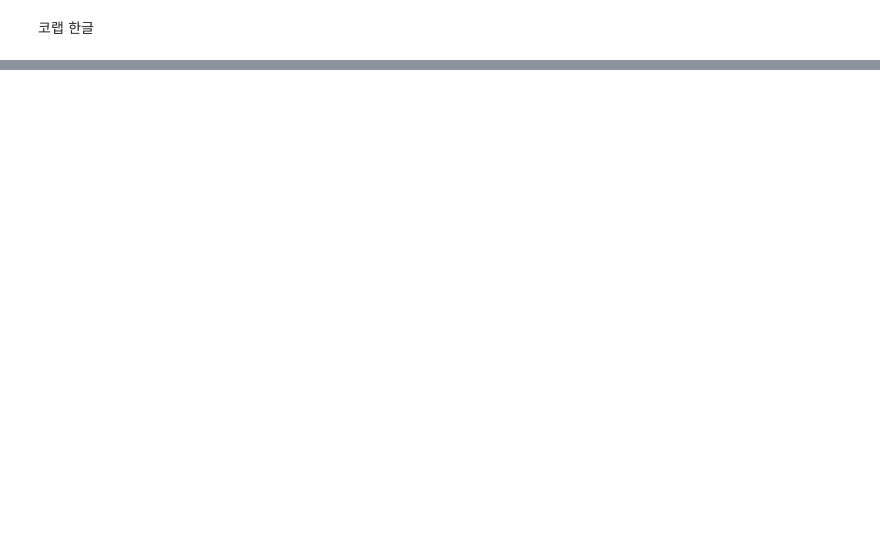
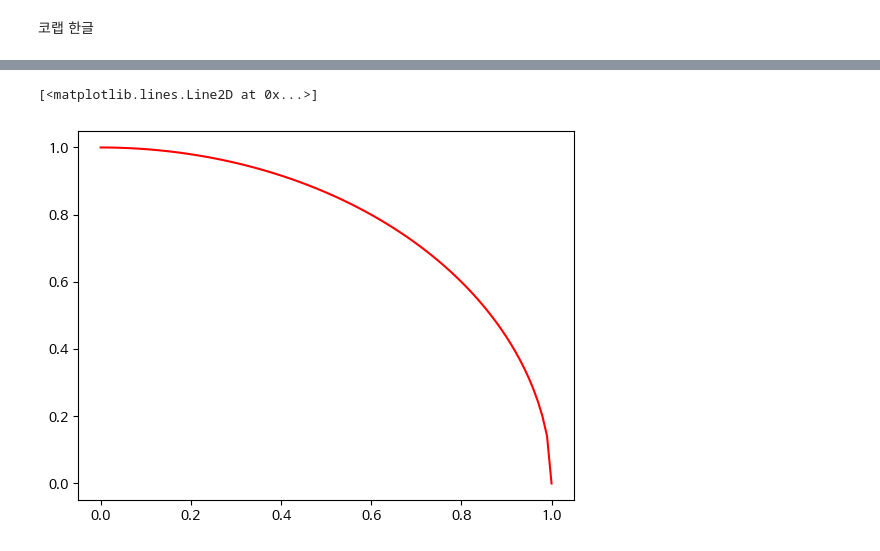
Before and after one commit to MATHKIMS/DSAC_license, a Jupyter notebook: [DSAC_2주차]gg_01_[2주차_(2)]_파이썬기초2.ipynb, the cells around one changed output, grey strips where cells are left out. Saved outputs shown, nothing was run; the diff lists cells and outputs as text; code cells hidden in the pictures; blank space fills up the shorter version.

```diff
--- a/[DSAC_2주차]gg_01_[2주차_(2)]_파이썬기초2.ipynb
+++ b/[DSAC_2주차]gg_01_[2주차_(2)]_파이썬기초2.ipynb
@@ -306,0 +346,6 @@ Text(0, 0.5, '랜덤 값')
+# %%
+xx=np.linspace(0,1,100)
+plt.plot(xx,(1-xx*xx)**0.5,c='r')
+# %% [output]
+[<matplotlib.lines.Line2D at 0x...>]
+[figure, added]
```
Also changed, not shown: parts of 28 cells of this notebook.
